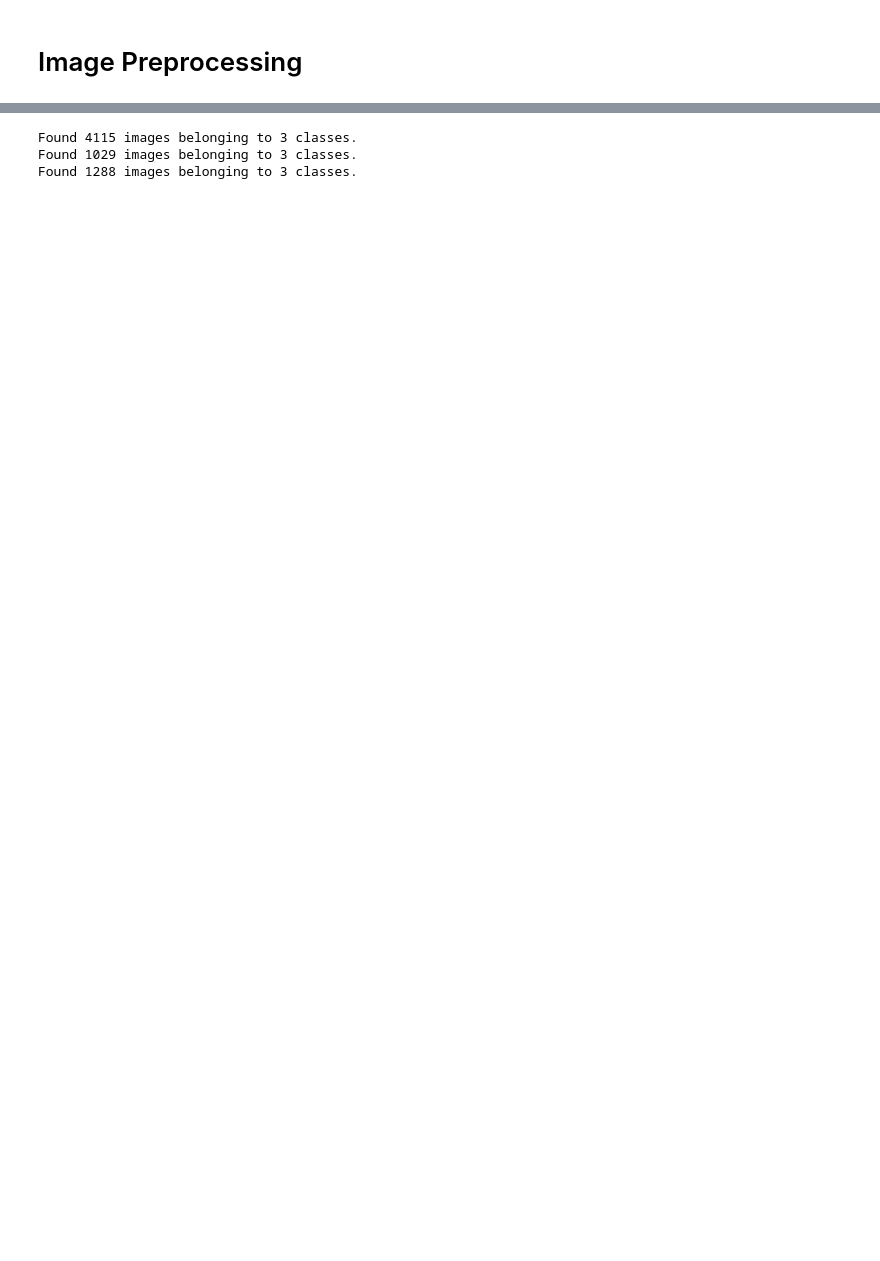
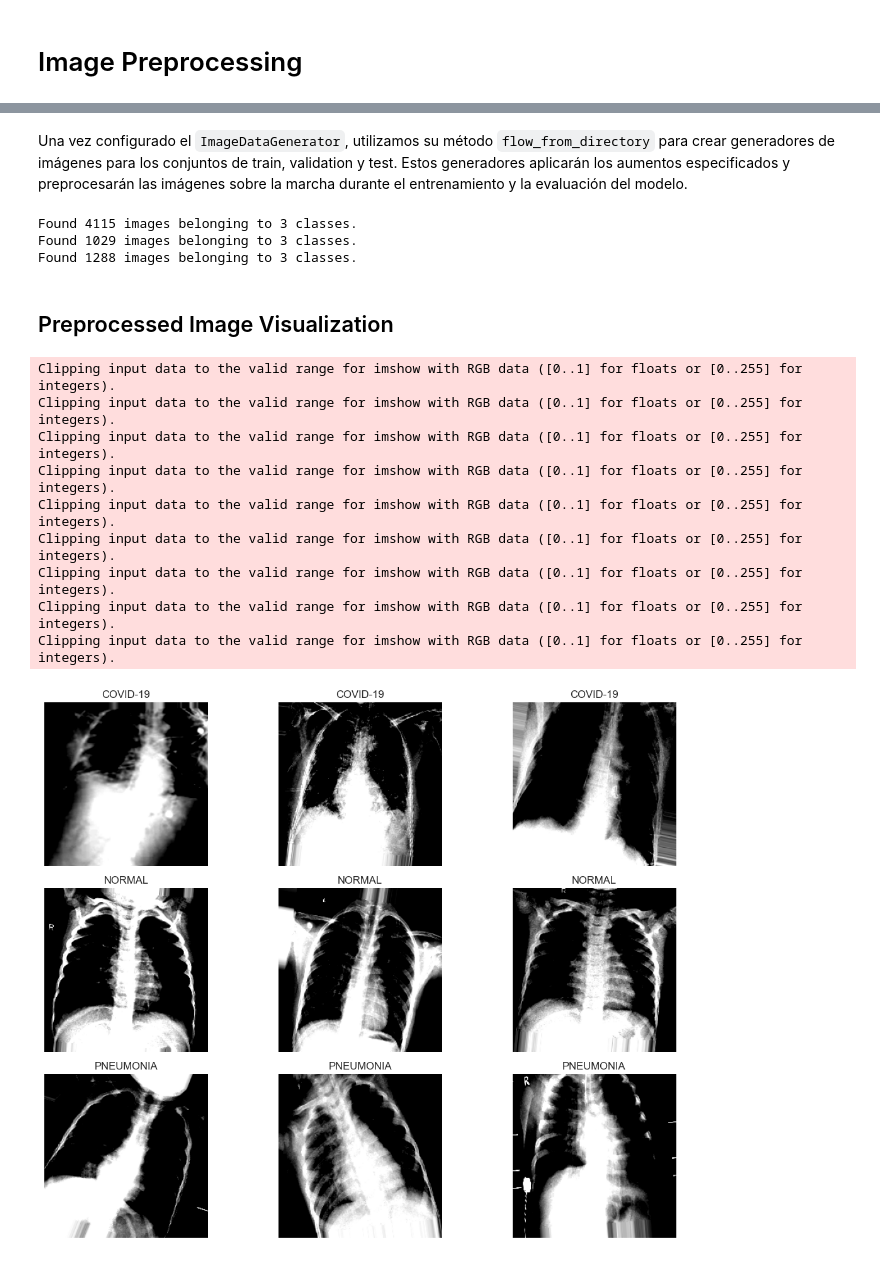
Before and after one commit to bernatsort/Chest_X_Ray_Medical_Diagnosis_with_CNN, a Jupyter notebook: preprocessing_lung_classif.ipynb, the cells around one changed output, grey strips where cells are left out. Drawn from its saved outputs; the diff is of its cells as text; code cells hidden in the pictures; blank space fills up the shorter version.

Commit message:
image preprocessing

```diff
--- a/preprocessing_lung_classif.ipynb
+++ b/preprocessing_lung_classif.ipynb
@@ -13,31 +32,37 @@ test_dir = './Lungs_Dataset/test'
 # %%
 image_generator = ImageDataGenerator(
-                                      rotation_range=20,
-                                      width_shift_range=0.1,
-                                      shear_range=0.1,
-                                      zoom_range=0.1,
-                                      samplewise_center=True,
-                                      samplewise_std_normalization=True
-                                    )
+                    rotation_range=20,
+                    width_shift_range=0.1,
+                    shear_range=0.1,
+                    zoom_range=0.1,
+                    samplewise_center=True,
+                    samplewise_std_normalization=True)
+# %% [markdown]
+Una vez configurado el `ImageDataGenerator`, utilizamos su método `flow_from_directory` para crear generadores de imágenes para los conjuntos de train, validation y test. Estos generadores aplicarán los aumentos especificados y preprocesarán las imágenes sobre la marcha durante el entrenamiento y la evaluación del modelo.
 # %%
 train = image_generator.flow_from_directory(train_dir,
-                                            batch_size=8,
+                                            batch_size=8, # 8 images por lote
+                                            # Barajar los datos antes de cada epoch durante el entrenamiento,
+                                            # asegurando que el modelo ve los datos en un orden diferente en cada epoch.
                                             shuffle=True,
-                                            class_mode='binary',
-                                            target_size=(320, 320))
+                                            # Classification task with multiple classes (normal, pneumonia, and COVID-19)
+                                            class_mode='categorical',
+                                            target_size=(224, 224)) # resize
 
 validation = image_generator.flow_from_directory(val_dir,
-                                                 batch_size=1,
+                                                 batch_size=1, # procesamos una imagen cada vez
                                                  shuffle=False,
-                                                 class_mode='binary',
-                                                 target_size=(320, 320))
+                                                 class_mode='categorical',
+                                                 target_size=(224, 224))
 
 test = image_generator.flow_from_directory(test_dir,
-                                           batch_size=1,
+                                           batch_size=1, # procesamos una imagen cada vez
                                            shuffle=False,
-                                           class_mode='binary',
-                                           target_size=(320, 320))
+                                           class_mode='categorical',
+                                           target_size=(224, 224))
 # %% [output]
 Found 4115 images belonging to 3 classes.
 Found 1029 images belonging to 3 classes.
 Found 1288 images belonging to 3 classes.
+# %% [markdown]
+## Preprocessed Image Visualization
@@ -44 +119,14 @@ Found 1288 images belonging to 3 classes.
+# %%
+plot_preprocessed_images(train=train, num_images_per_class=3)
+# %% [output]
+Clipping input data to the valid range for imshow with RGB data ([0..1] for floats or [0..255] for integers).
+Clipping input data to the valid range for imshow with RGB data ([0..1] for floats or [0..255] for integers).
+Clipping input data to the valid range for imshow with RGB data ([0..1] for floats or [0..255] for integers).
+Clipping input data to the valid range for imshow with RGB data ([0..1] for floats or [0..255] for integers).
+Clipping input data to the valid range for imshow with RGB data ([0..1] for floats or [0..255] for integers).
+Clipping input data to the valid range for imshow with RGB data ([0..1] for floats or [0..255] for integers).
+Clipping input data to the valid range for imshow with RGB data ([0..1] for floats or [0..255] for integers).
+Clipping input data to the valid range for imshow with RGB data ([0..1] for floats or [0..255] for integers).
+Clipping input data to the valid range for imshow with RGB data ([0..1] for floats or [0..255] for integers).
+[figure, added]
 # %%
```
Also changed, not shown: parts of 6 cells of this notebook.
